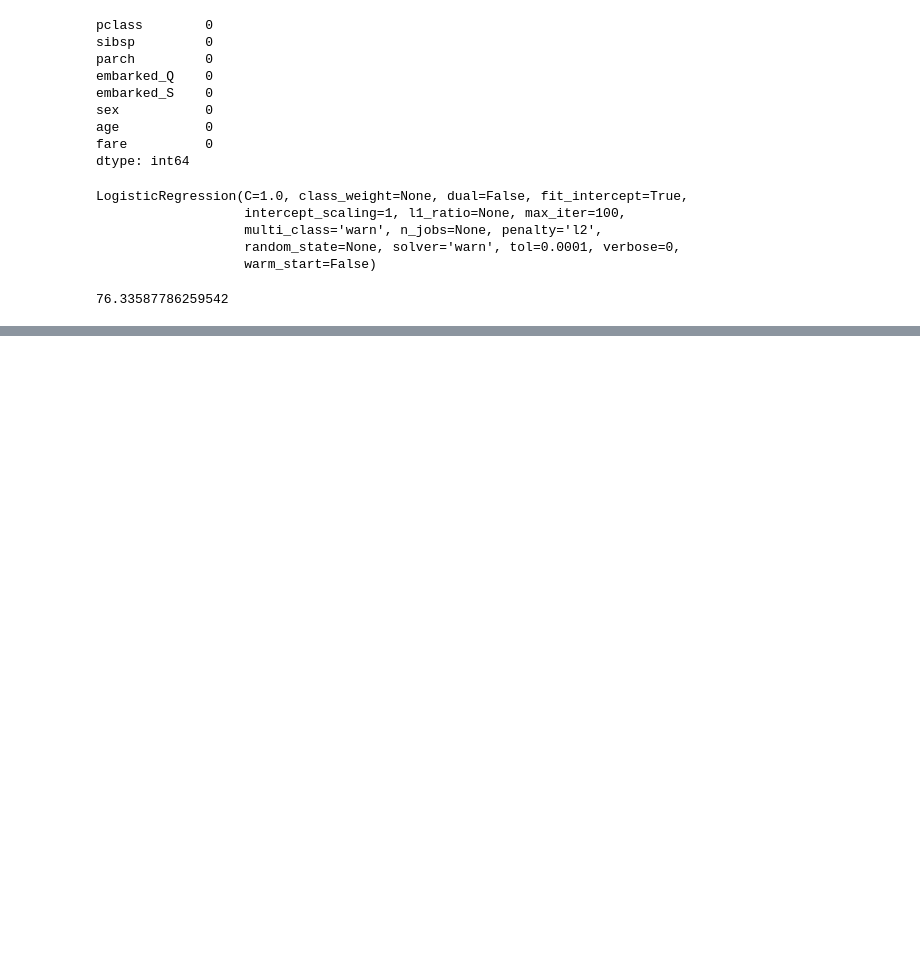
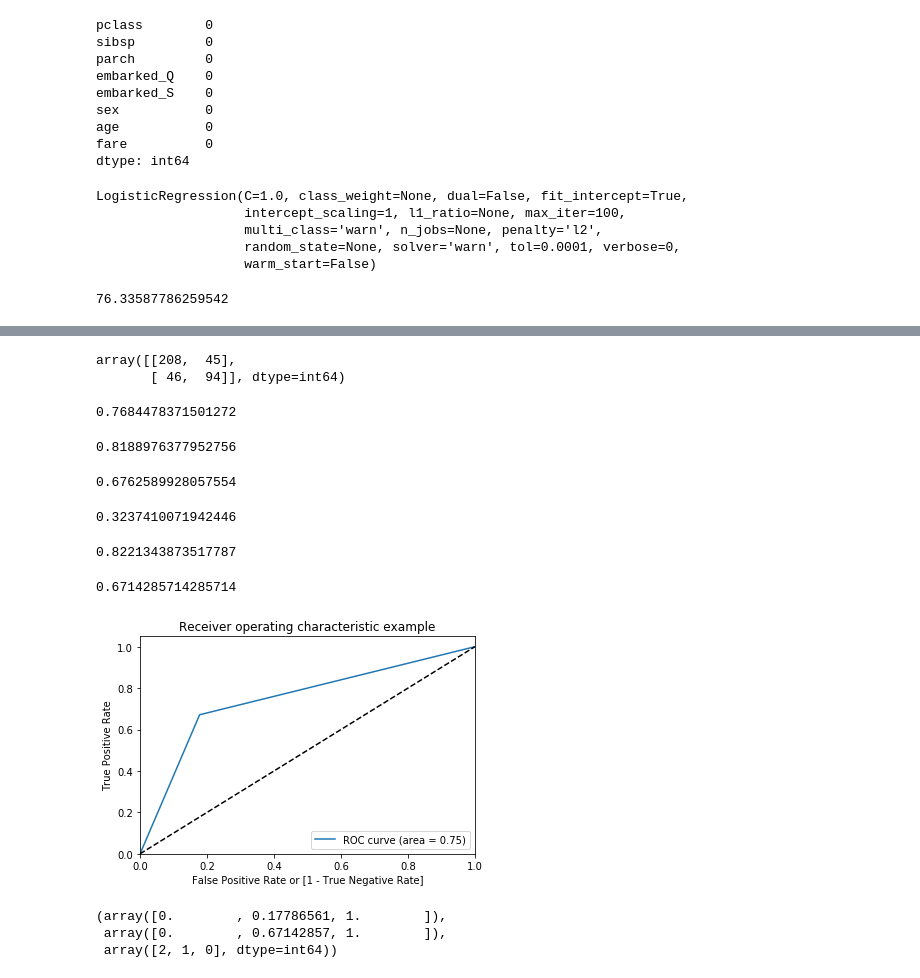
Before and after one commit to Vignesh429/Titanic-dataset, a Jupyter notebook: Logistic Regression Titanic dataset.ipynb, the cells around one changed output, grey strips where cells are left out. Cells and saved outputs as stored; diff of their text form; code cells hidden in the pictures; blank space fills up the shorter version.

```diff
--- a/Logistic Regression Titanic dataset.ipynb
+++ b/Logistic Regression Titanic dataset.ipynb
@@ -407,0 +537,6 @@ metrics.accuracy_score( y_test, y_pred1)*100
+# %%
+# Appending y_test_df and y_pred_1
+y_pred_final = pd.concat([y_test_df,y_pred_1],axis=1)
+# %%
+# Renaming the column
+y_pred_final= y_pred_final.rename(columns={ 1 : 'Survived_Prob'})
@@ -407,0 +553,3 @@ metrics.accuracy_score( y_test, y_pred1)*100
+# %%
+# Creating new column 'predicted' with 1 if Churn_Prob>0.5 else 0
+y_pred_final['predicted'] = y_pred_final.Survived_Prob.map( lambda x: 1 if x > 0.5 else 0)
@@ -407,0 +568,12 @@ metrics.accuracy_score( y_test, y_pred1)*100
+# %%
+# Confusion matrix
+confusion = metrics.confusion_matrix( y_pred_final.survived, y_pred_final.predicted )
+confusion
+# %% [output]
+array([[208,  45],
+       [ 46,  94]], dtype=int64)
+# %%
+#Let's check the overall accuracy.
+metrics.accuracy_score( y_pred_final.survived, y_pred_final.predicted)
+# %% [output]
+0.7684478371501272
@@ -407,0 +585,53 @@ metrics.accuracy_score( y_test, y_pred1)*100
+# %%
+# Let's see the sensitivity of our logistic regression model
+TP / float(TP+FN)
+# %% [output]
+0.8188976377952756
+# %%
+# Let us calculate specificity
+TN / float(TN+FP)
+# %% [output]
+0.6762589928057554
+# %%
+# Calculate false postive rate - predicting survived when customer does not survived
+print(FP/ float(TN+FP))
+# %% [output]
+0.3237410071942446
+# %%
+# positive predictive value
+print (TP / float(TP+FP))
+# %% [output]
+0.8221343873517787
+# %%
+# Negative predictive value
+print (TN / float(TN+ FN))
+# %% [output]
+0.6714285714285714
+# %%
+def draw_roc( actual, probs ):
+    fpr, tpr, thresholds = metrics.roc_curve( actual, probs,
+                                              drop_intermediate = False )
+    auc_score = metrics.roc_auc_score( actual, probs )
+    plt.figure(figsize=(6, 4))
+    plt.plot( fpr, tpr, label='ROC curve (area = %0.2f)' % auc_score )
+    plt.plot([0, 1], [0, 1], 'k--')
+    plt.xlim([0.0, 1.0])
+    plt.ylim([0.0, 1.05])
+    plt.xlabel('False Positive Rate or [1 - True Negative Rate]')
+    plt.ylabel('True Positive Rate')
+    plt.title('Receiver operating characteristic example')
+    plt.legend(loc="lower right")
+    plt.show()
+
+    return fpr, tpr, thresholds
+# %%
+# Importing matplotlib and seaborn
+import matplotlib.pyplot as plt
+import seaborn as sns
+%matplotlib inline
+draw_roc(y_pred_final.survived, y_pred_final.predicted)
+# %% [output]
+[figure, added]
+(array([0.        , 0.17786561, 1.        ]),
+ array([0.        , 0.67142857, 1.        ]),
+ array([2, 1, 0], dtype=int64))
```
Also changed, not shown: parts of 33 cells of this notebook, 1 other file.
